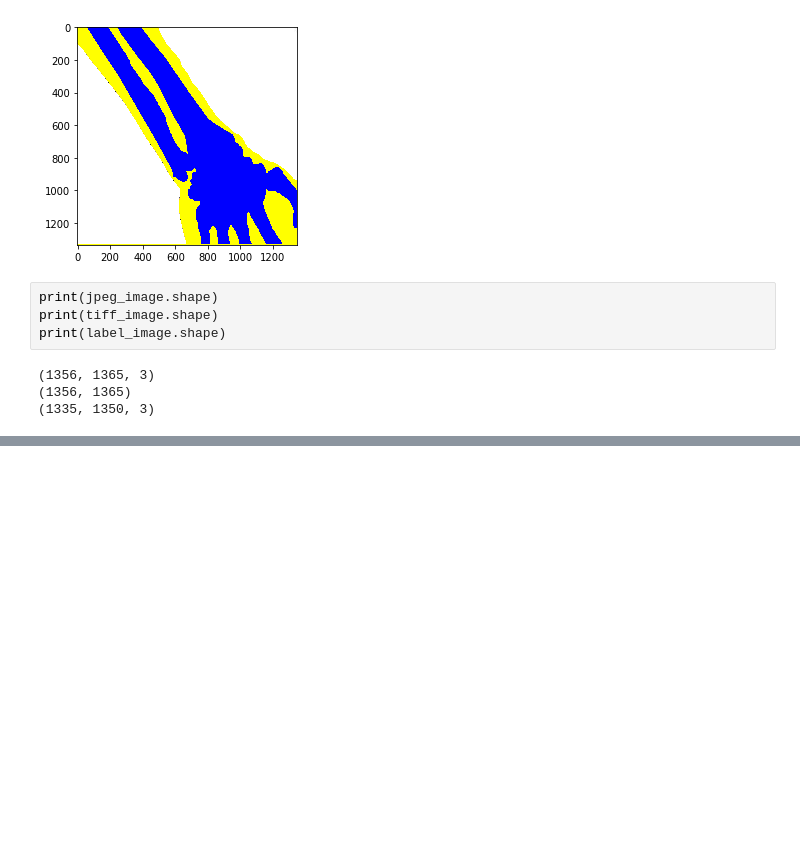
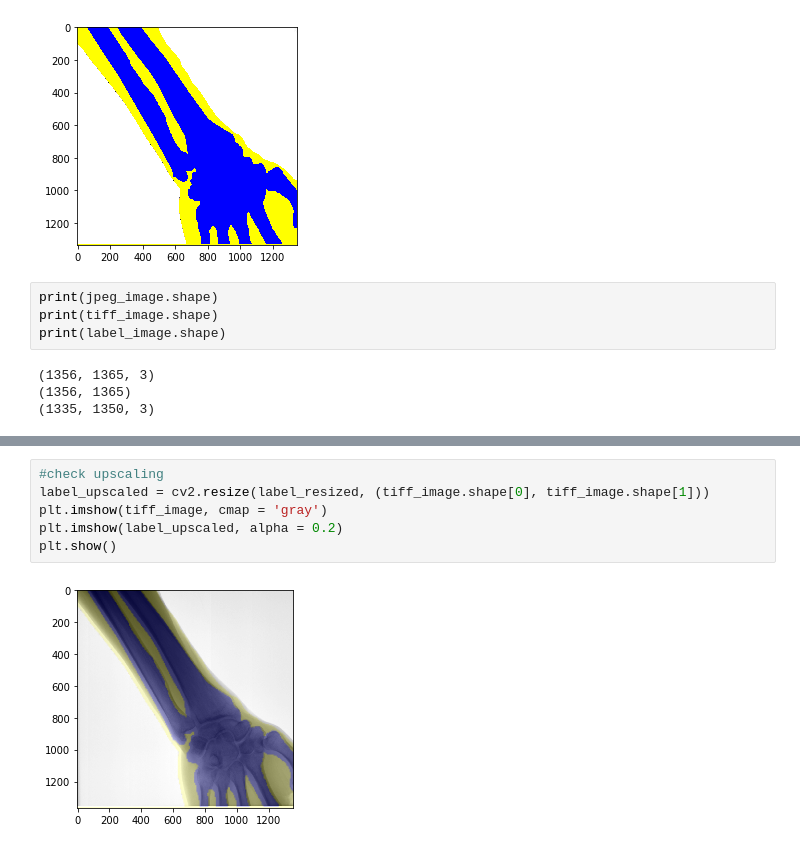
Before and after one commit to JosephPB/proyectito, a Jupyter notebook: Utilities/Tiff_vs_jpeg/tiff_vs_jpeg.ipynb, the cells around one changed output, grey strips where cells are left out. Drawn from its saved outputs; the diff is of its cells as text; blank space fills up the shorter version.

```diff
--- a/Utilities/Tiff_vs_jpeg/tiff_vs_jpeg.ipynb
+++ b/Utilities/Tiff_vs_jpeg/tiff_vs_jpeg.ipynb
@@ -66,0 +77,8 @@ array([[ 4375.7417,  4146.0444,  4018.76  , ..., 10094.71  ,  9949.912 ,
+# %%
+#check upscaling
+label_upscaled = cv2.resize(label_resized, (tiff_image.shape[0], tiff_image.shape[1]))
+plt.imshow(tiff_image, cmap = 'gray')
+plt.imshow(label_upscaled, alpha = 0.2)
+plt.show()
+# %% [output]
+[figure, added]
```
Also changed, not shown: parts of 5 cells of this notebook.
